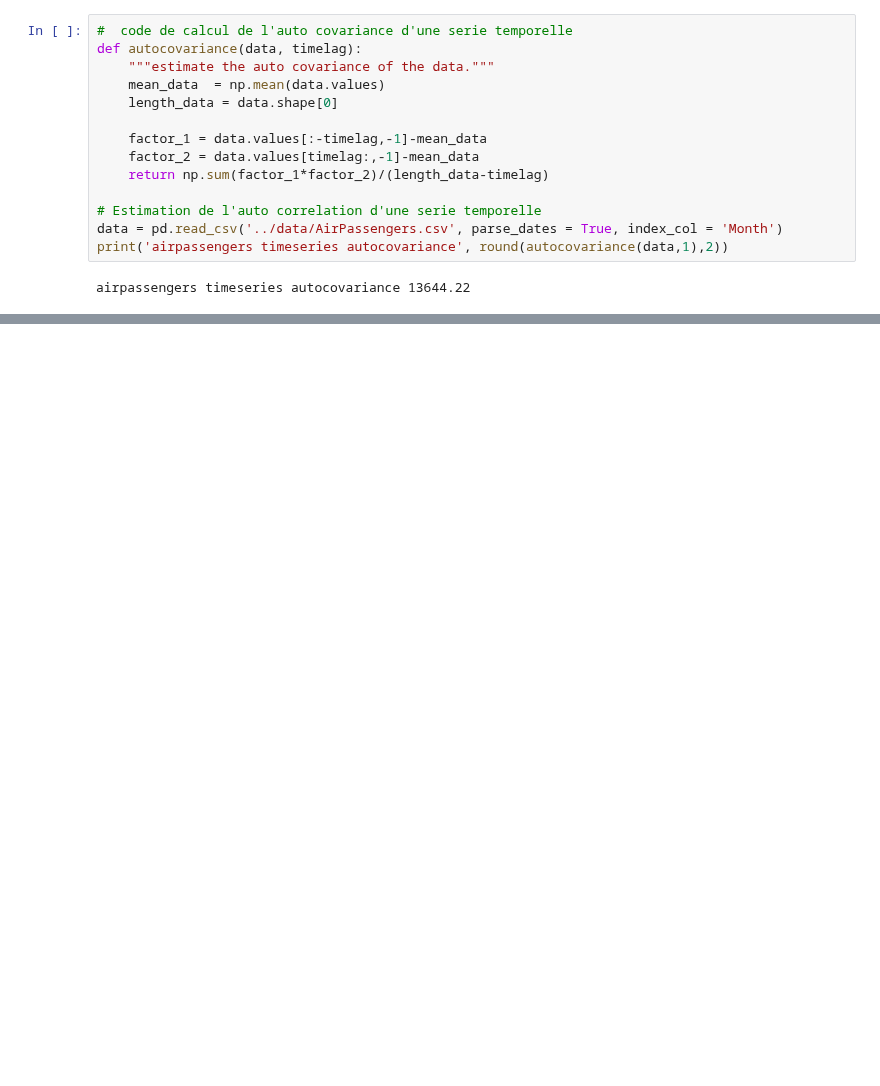
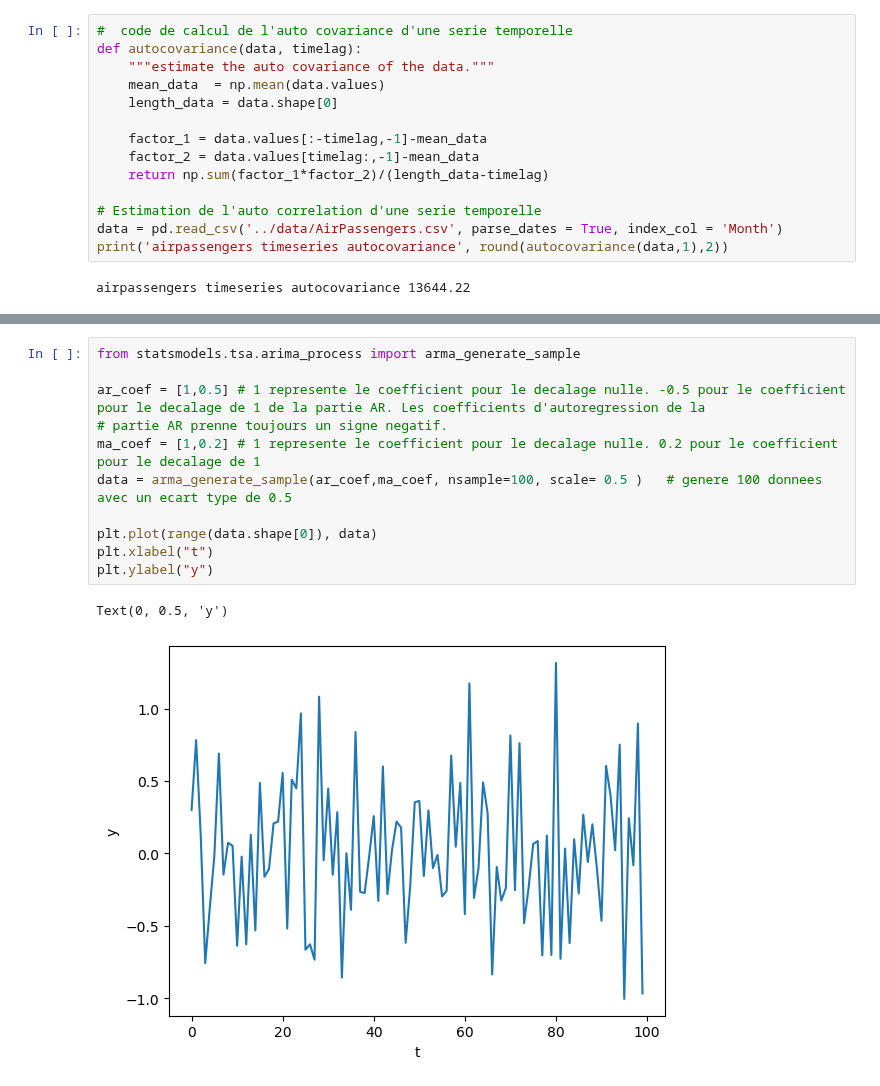
Before and after one commit to fabricepaka/Machine_learning, a Jupyter notebook: TimeSeriesForecasting/notebooks/Projet_Series_temportelles.ipynb, the cells around one changed output, grey strips where cells are left out. Cells and saved outputs as stored; diff of their text form; blank space fills up the shorter version.

```diff
--- a/TimeSeriesForecasting/notebooks/Projet_Series_temportelles.ipynb
+++ b/TimeSeriesForecasting/notebooks/Projet_Series_temportelles.ipynb
@@ -189,0 +301,14 @@ array([[1.        , 0.96019465],
+# %%
+from statsmodels.tsa.arima_process import arma_generate_sample
+
+ar_coef = [1,0.5] # 1 represente le coefficient pour le decalage nulle. -0.5 pour le coefficient pour le decalage de 1 de la partie AR. Les coefficients d'autoregression de la
+# partie AR prenne toujours un signe negatif.
+ma_coef = [1,0.2] # 1 represente le coefficient pour le decalage nulle. 0.2 pour le coefficient pour le decalage de 1
+data = arma_generate_sample(ar_coef,ma_coef, nsample=100, scale= 0.5 )   # genere 100 donnees avec un ecart type de 0.5
+
+plt.plot(range(data.shape[0]), data)
+plt.xlabel("t")
+plt.ylabel("y")
+# %% [output]
+Text(0, 0.5, 'y')
+[figure, added]
```
Also changed, not shown: parts of 17 cells of this notebook.
